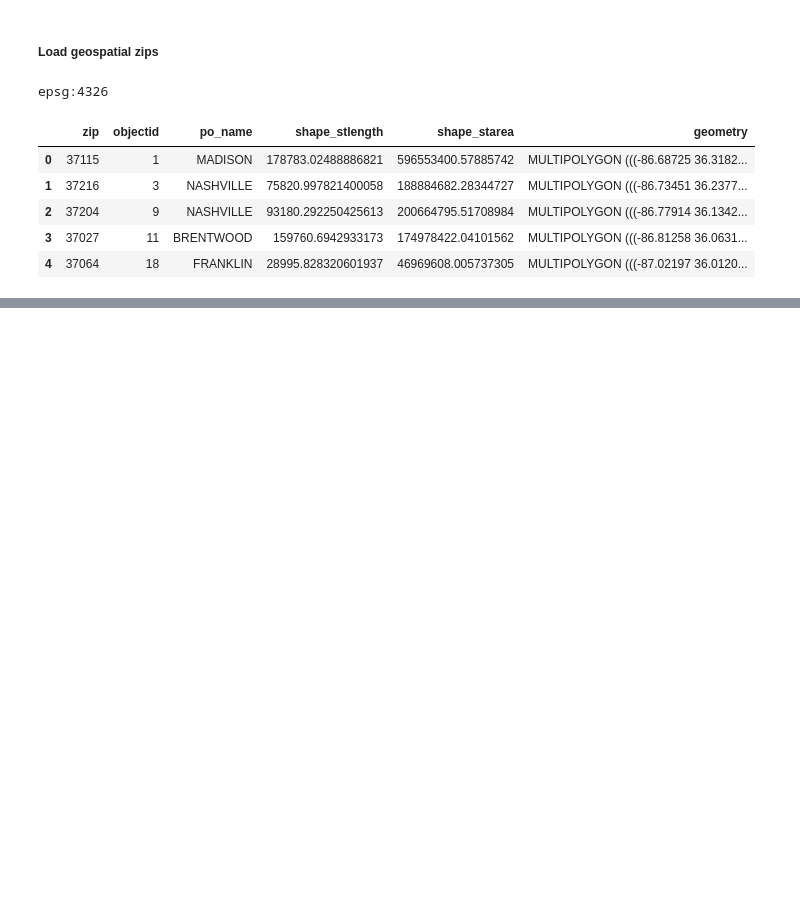
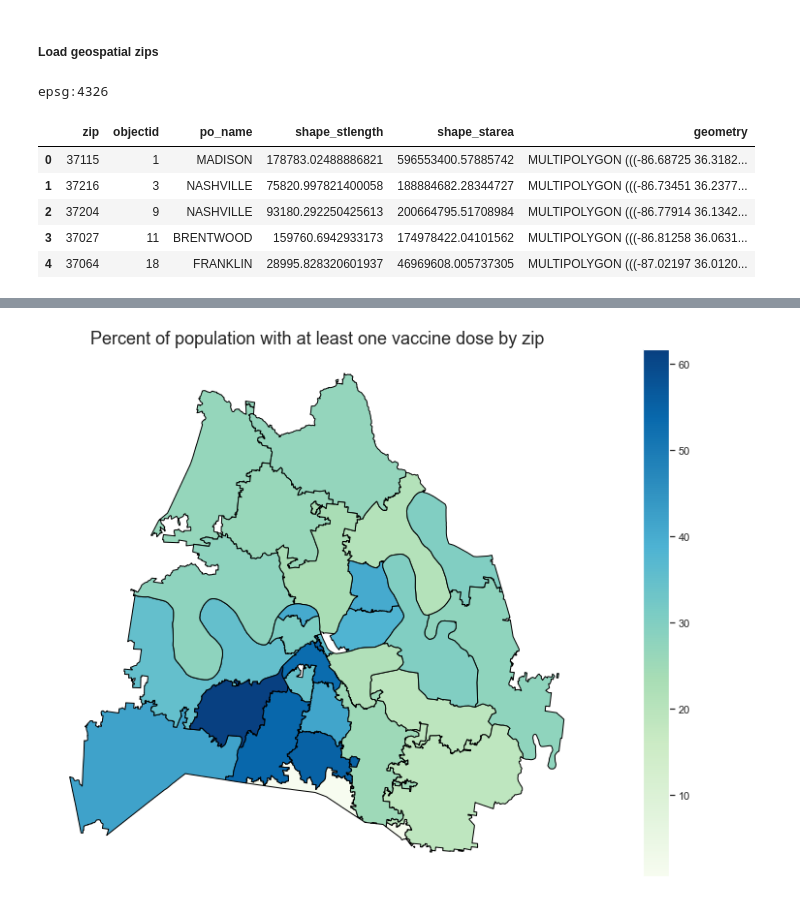
Before and after one commit to Engu12/nash-covid-cases-vaccines-honky_tonkin, a Jupyter notebook: notebook/EDA2.ipynb, the cells around one changed output, grey strips where cells are left out. Saved outputs shown, nothing was run; the diff lists cells and outputs as text; code cells hidden in the pictures; blank space fills up the shorter version.

```diff
--- a/notebook/EDA2.ipynb
+++ b/notebook/EDA2.ipynb
@@ -610,0 +683,12 @@ epsg:4326
+# %%
+fig, ax = plt.subplots(figsize=(20,10))
+cv_zip.plot(column = 'perc_vacc',
+              cmap = 'GnBu',
+              edgecolor = 'black',
+              legend = True,
+              ax = ax)
+plt.title('Percent of population with at least one vaccine dose by zip', fontsize = 18)
+ax.axis('off')
+plt.savefig('vac_by_zip_map.png')
+# %% [output]
+[figure, added]
```
Also changed, not shown: parts of 12 cells of this notebook, 2 other files.
